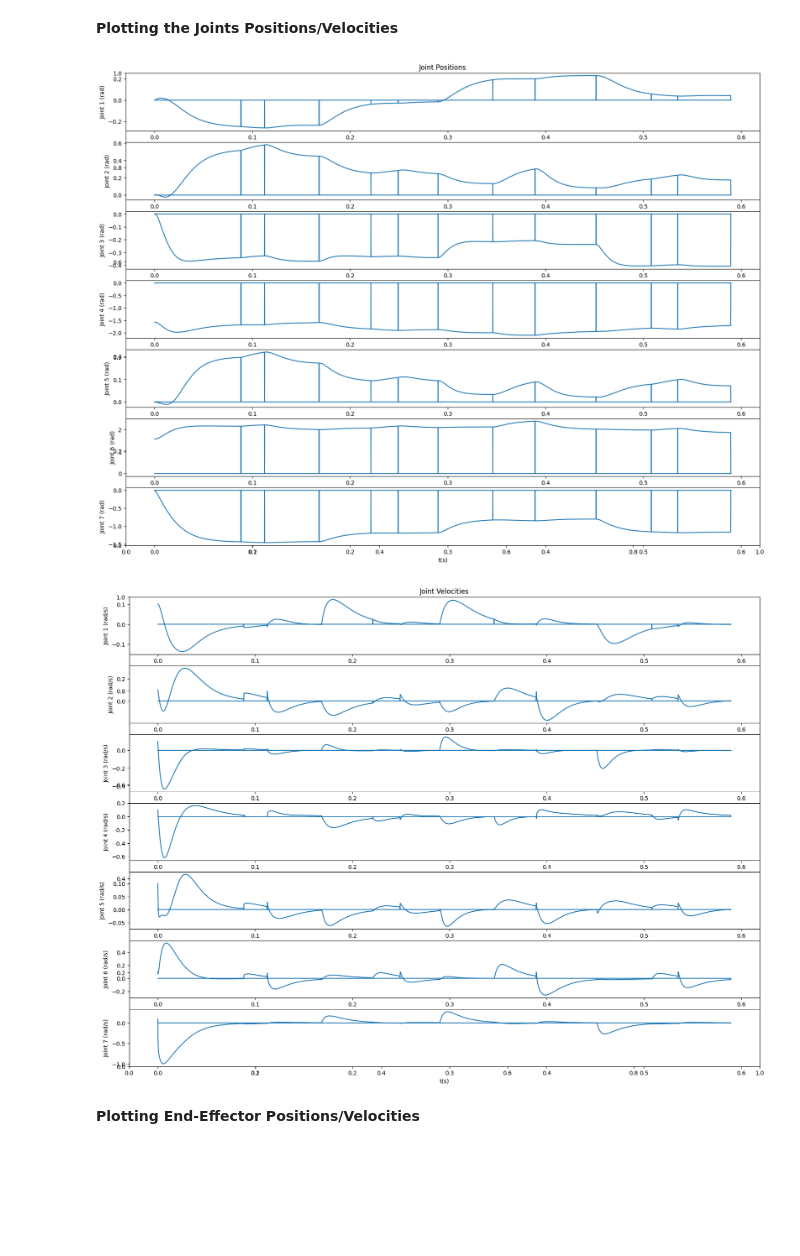
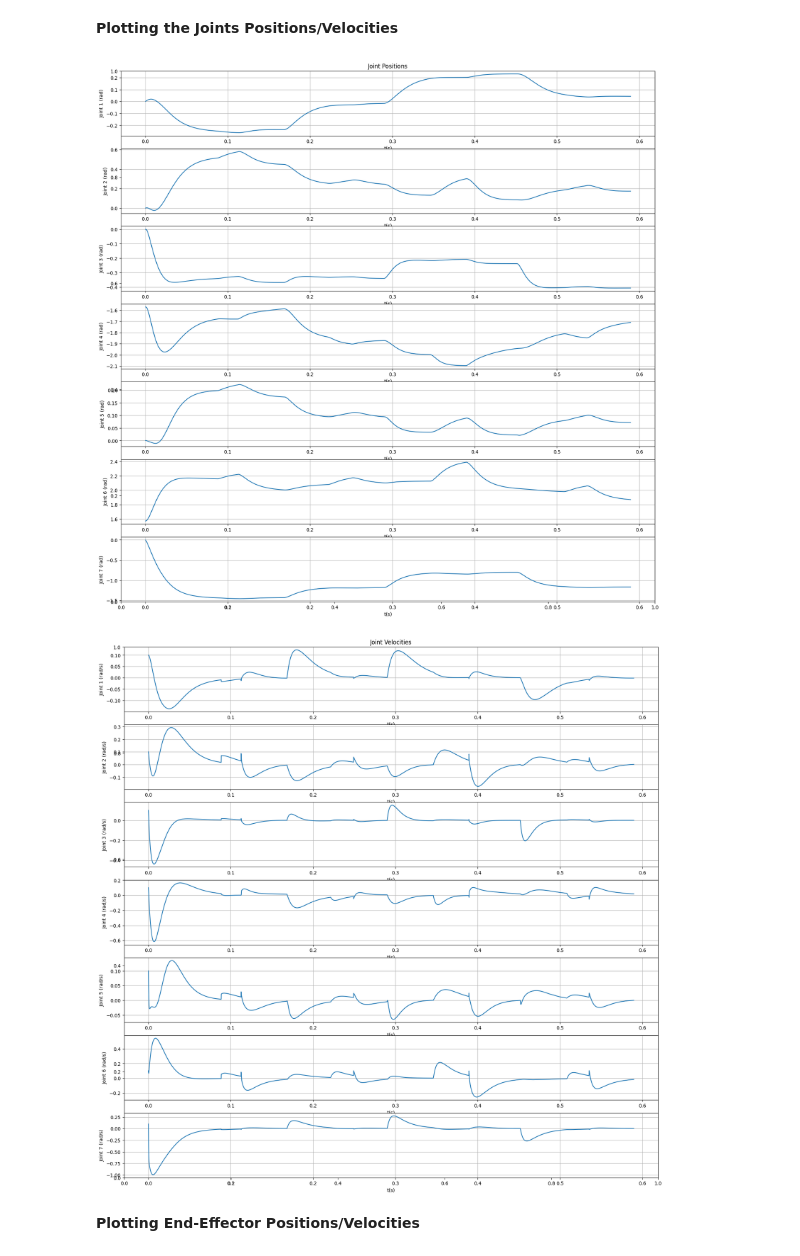
Before and after one commit to omarrayyann/pick-and-place-franke, a Jupyter notebook: Main.ipynb, the cells around one changed output. Cells and saved outputs as stored; diff of their text form; code cells hidden in the pictures; blank space fills up the shorter version.

Commit message:
Added Plots

```diff
--- a/Main.ipynb
+++ b/Main.ipynb
@@ -69,19 +99,19 @@ tasks = [
     Task("grasp","open"),
     Task("eef",np.array([[-1.0, 0.0, 0.0, 0.35],[0.0, 1.0, 0.0, 0.58],[0.0, 0.0, -1.0, 0.77],[0.0, 0.0, 0.0, 1.0]])),
     Task("grasp","close"),
-    Task("eef",np.array([[-1.0, 0.0, 0.0, 0.35],[0.0, 1.0, 0.0, 0.58],[0.0, 0.0, -1.0, 0.90],[0.0, 0.0, 0.0, 1.0]]),update_text="Placing Red Block"),
-    Task("eef",np.array([[-1.0, 0.0, 0.0, 0.2],[0.0, 1.0, 0.0, 0.58],[0.0, 0.0, -1.0, 0.90],[0.0, 0.0, 0.0, 1.0]])),
-    Task("eef",np.array([[-1.0, 0.0, 0.0, 0.2],[0.0, 1.0, 0.0, 0.58],[0.0, 0.0, -1.0, 0.85],[0.0, 0.0, 0.0, 1.0]])),
+    Task("eef",np.array([[-1.0, 0.0, 0.0, 0.35],[0.0, 1.0, 0.0, 0.58],[0.0, 0.0, -1.0, 0.90],[0.0, 0.0, 0.0, 1.0]]),holding=1,update_text="Placing Red Block"),
+    Task("eef",np.array([[-1.0, 0.0, 0.0, 0.2],[0.0, 1.0, 0.0, 0.58],[0.0, 0.0, -1.0, 0.90],[0.0, 0.0, 0.0, 1.0]]),holding=1),
+    Task("eef",np.array([[-1.0, 0.0, 0.0, 0.2],[0.0, 1.0, 0.0, 0.58],[0.0, 0.0, -1.0, 0.85],[0.0, 0.0, 0.0, 1.0]]),holding=1),
     Task("grasp","open"),
     Task("eef",np.array([[-1.0, 0.0, 0.0, 0.2],[0.0, 1.0, 0.0, 0.58],[0.0, 0.0, -1.0, 0.90],[0.0, 0.0, 0.0, 1.0]]),update_text="Picking Blue Block"),
     Task("eef",np.array([[-1.0, 0.0, 0.0, 0.0],[0.0, 1.0, 0.0, 0.58],[0.0, 0.0, -1.0, 0.90],[0.0, 0.0, 0.0, 1.0]])),
     Task("eef",np.array([[-1.0, 0.0, 0.0, 0.0],[0.0, 1.0, 0.0, 0.58],[0.0, 0.0, -1.0, 0.77],[0.0, 0.0, 0.0, 1.0]])),
     Task("grasp","close"),
-    Task("eef",np.array([[-1.0, 0.0, 0.0, 0.0],[0.0, 1.0, 0.0, 0.58],[0.0, 0.0, -1.0, 0.95],[0.0, 0.0, 0.0, 1.0]]),update_text="Placing Blue Block"),
-    Task("eef",np.array([[-1.0, 0.0, 0.0, 0.2],[0.0, 1.0, 0.0, 0.58],[0.0, 0.0, -1.0, 0.95],[0.0, 0.0, 0.0, 1.0]])),
-    Task("eef",np.array([[-1.0, 0.0, 0.0, 0.2],[0.0, 1.0, 0.0, 0.58],[0.0, 0.0, -1.0, 0.90],[0.0, 0.0, 0.0, 1.0]])),
+    Task("eef",np.array([[-1.0, 0.0, 0.0, 0.0],[0.0, 1.0, 0.0, 0.58],[0.0, 0.0, -1.0, 0.95],[0.0, 0.0, 0.0, 1.0]]),holding=1,update_text="Placing Blue Block"),
+    Task("eef",np.array([[-1.0, 0.0, 0.0, 0.2],[0.0, 1.0, 0.0, 0.58],[0.0, 0.0, -1.0, 0.95],[0.0, 0.0, 0.0, 1.0]]),holding=1),
+    Task("eef",np.array([[-1.0, 0.0, 0.0, 0.2],[0.0, 1.0, 0.0, 0.58],[0.0, 0.0, -1.0, 0.90],[0.0, 0.0, 0.0, 1.0]]),holding=1),
     Task("grasp","open"),
-    Task("eef",np.array([[-1.0, 0.0, 0.0, 0.2],[0.0, 1.0, 0.0, 0.58],[0.0, 0.0, -1.0, 1.0],[0.0, 0.0, 0.0, 1.0]]),update_text="Done! Going to initial pose")
+    Task("eef",np.array([[-1.0, 0.0, 0.0, 0.2],[0.0, 1.0, 0.0, 0.58],[0.0, 0.0, -1.0, 1.0],[0.0, 0.0, 0.0, 1.0]]),update_text="Done! Going to initial pose"),
 ]
 # %%
 # Creating robot object and simulation
@@ -199,24 +229,32 @@ Update:  Done! Going to initial pose
 # %% [markdown]
 **Plotting the Joints Positions/Velocities**
+# %%
+q_p_logs = np.array(q_p_logs)
+q_v_logs = np.array(q_v_logs)
+eef_p_logs = np.array(eef_p_logs)
+eef_v_logs = np.array(eef_v_logs)
+eef_w_logs = np.array(eef_w_logs)
 # %%
-plt.figure(figsize=(20,15))
+plt.figure(figsize=(20,20))
 plt.title("Joint Positions")
 for i in range(ndofs):
     plt.subplot(ndofs,1,i+1)
-    plt.plot(time,q_p_logs[:,i])
+    plt.plot(time[0:q_p_logs[:,i].shape[0]],q_p_logs[:,i])
     plt.xlabel("t(s)")
     plt.ylabel("Joint " + str(i+1) + " (rad)")
+    plt.grid(True)
 
-plt.figure(figsize=(20,15))
+plt.figure(figsize=(20,20))
 plt.title("Joint Velocities")
 for i in range(ndofs):
     plt.subplot(ndofs,1,i+1)
-    plt.plot(time,q_v_logs[:,i])
+    plt.plot(time[0:q_v_logs[:,i].shape[0]],q_v_logs[:,i])
     plt.xlabel("t(s)")
     plt.ylabel("Joint " + str(i+1) + " (rad/s)")
+    plt.grid(True)
 # %% [output]
-[figure, old version]
+[figure, new version]
-[figure, old version]
+[figure, new version]
 # %% [markdown]
 **Plotting End-Effector Positions/Velocities**
 # %%
```
Also changed, not shown: parts of 10 cells of this notebook, 8 other files.
